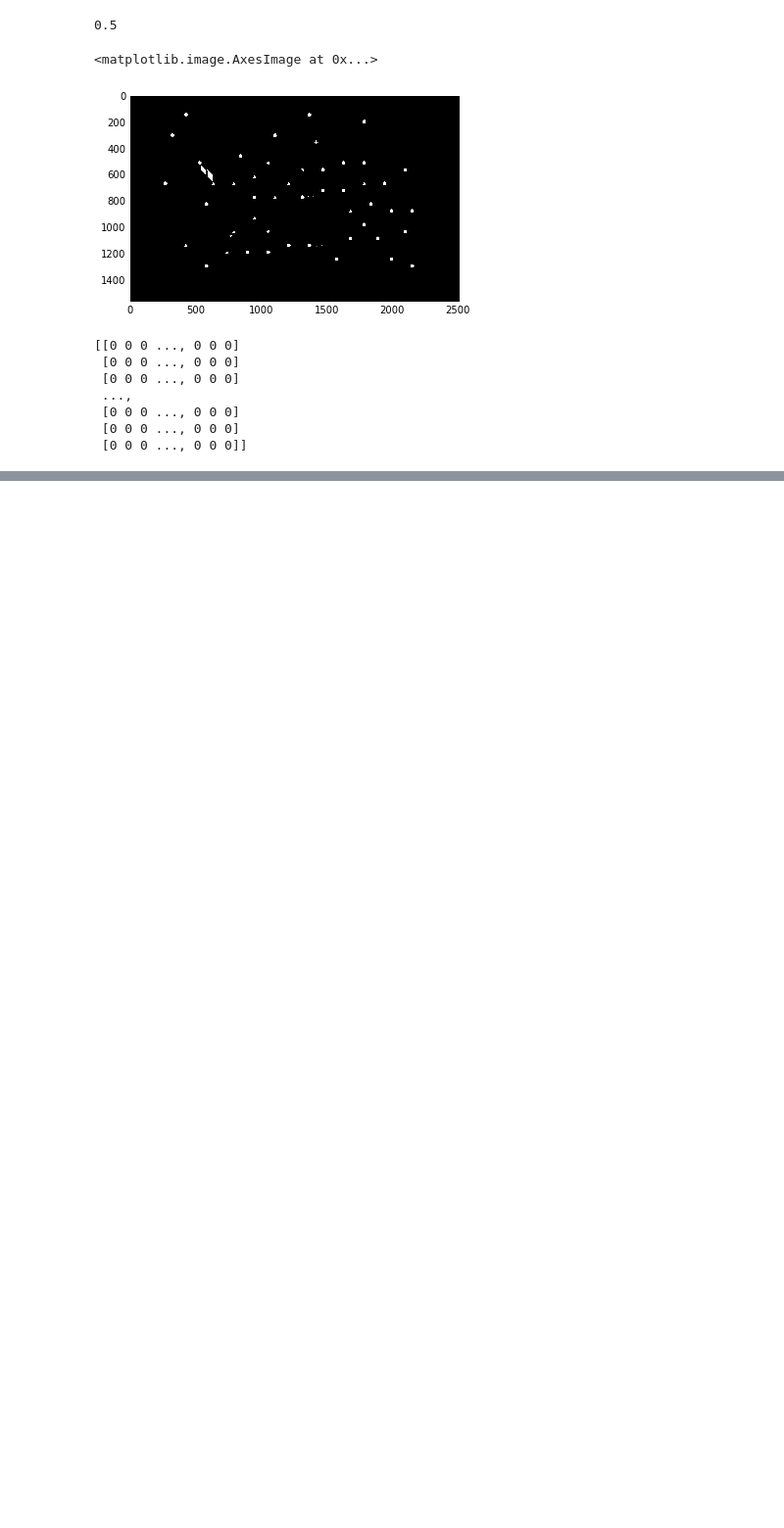
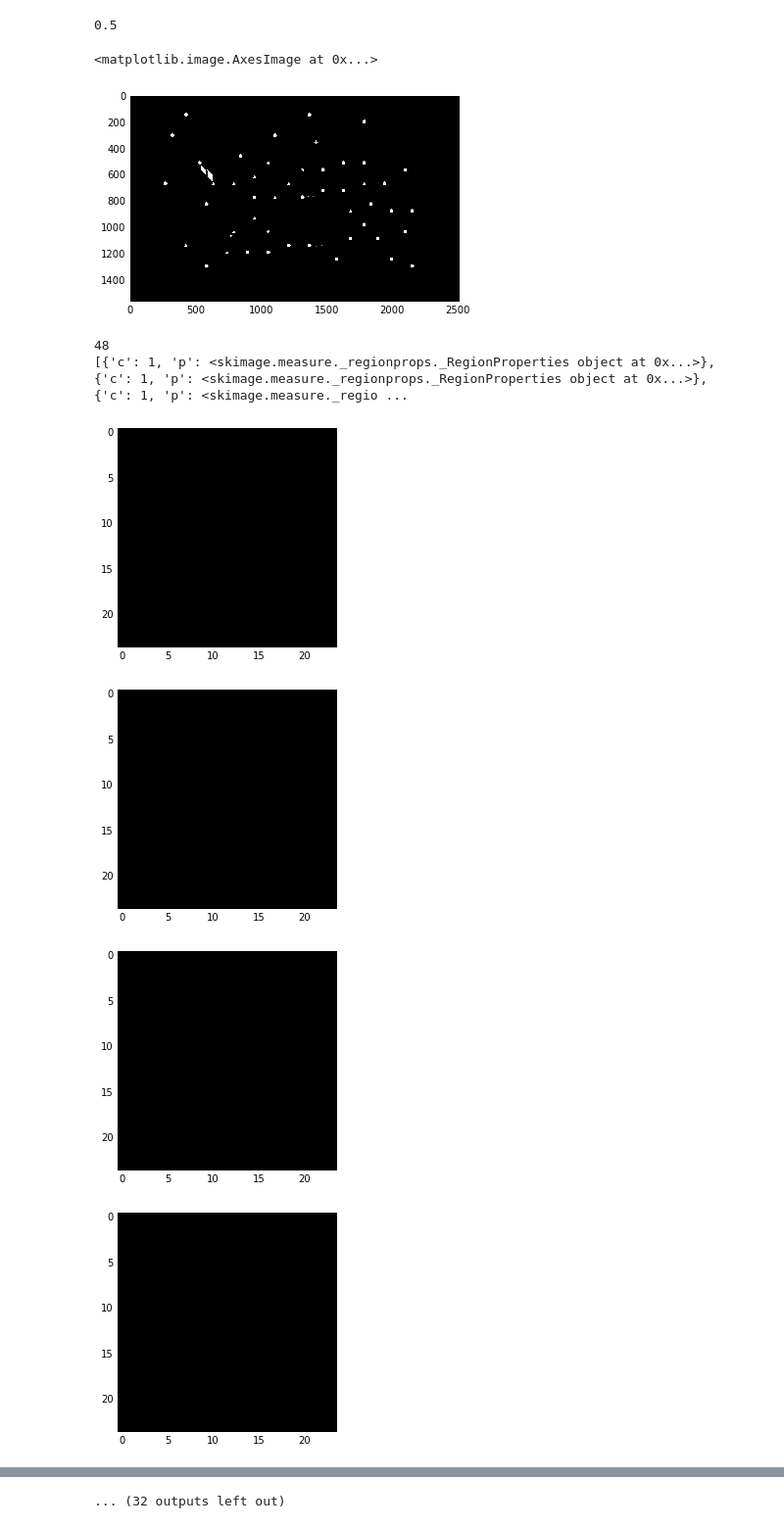
Before and after one commit to pshishkin/smarthome, a Jupyter notebook: mini_metro_solving/Untitled.ipynb, the cells around one changed output, grey strips where cells are left out. Shown at 98% size. Drawn from its saved outputs; the diff is of its cells as text; code cells hidden in the pictures; blank space fills up the shorter version.

Commit message:
clusters 2

```diff
--- a/mini_metro_solving/Untitled.ipynb
+++ b/mini_metro_solving/Untitled.ipynb
@@ -19,21 +19,65 @@ mask = gray_camera > val
 0.5
 # %%
 from skimage import measure
-all_labels = measure.label(mask)
+all_labels = measure.label(mask, background=0)
 
 %matplotlib inline
 plt.imshow(all_labels > 1, cmap='gray')
 # %% [output]
 <matplotlib.image.AxesImage at 0x...>
 [figure]
-# %%
-blobs_labels = measure.label(mask, background=0)
-print(blobs_labels)
-# %% [output]
-[[0 0 0 ..., 0 0 0]
- [0 0 0 ..., 0 0 0]
- [0 0 0 ..., 0 0 0]
- ...,
- [0 0 0 ..., 0 0 0]
- [0 0 0 ..., 0 0 0]
- [0 0 0 ..., 0 0 0]]
+# %%
+import numpy as np
+import scipy
+
+props = [p for p in measure.regionprops(all_labels) if min(p.bbox[2] - p.bbox[0], p.bbox[3] - p.bbox[1]) > 15 and max(p.bbox[2] - p.bbox[0], p.bbox[3] - p.bbox[1]) < 30]
+print(len(props))
+
+distance_matrix = []
+
+for i, p1 in enumerate(props):
+    for p2 in props[i + 1:]:
+
+        new_shape = np.maximum(np.array(p1.image.shape), np.array(p2.image.shape))
+
+        cur_image = np.empty(new_shape, dtype=bool)
+        cur_image.fill(False)
+        cur_image[0:p1.image.shape[0],0:p1.image.shape[1]] = p1.image
+
+        def_image = np.empty(new_shape, dtype=bool)
+        def_image.fill(False)
+        def_image[0: p2.image.shape[0], 0: p2.image.shape[1]] = p2.image
+
+        mse = measure.compare_mse(def_image, cur_image)
+
+#         print(p.label, mse, p.area, p.filled_area, p.centroid, p.convex_area)
+
+        distance_matrix.append(mse)
+
+#     print(p.image)
+#     plt.figure()
+#     plt.imshow(p.image, cmap='gray')
+
+# print(distance_matrix)
+Z = scipy.cluster.hierarchy.single(distance_matrix)
+# print(Z)
+clusters = scipy.cluster.hierarchy.fcluster(Z, 0.1, 'distance')
+
+points = []
+
+for p, c in zip(props, clusters):
+    points.append({'p': p, 'c': c})
+
+points.sort(key=lambda x: x['c'])
+print(points)
+
+for p in points:
+    plt.figure()
+    plt.imshow(p['p'].image, cmap='gray')
+# %% [output]
+48
+[{'c': 1, 'p': <skimage.measure._regionprops._RegionProperties object at 0x...>}, {'c': 1, 'p': <skimage.measure._regionprops._RegionProperties object at 0x...>}, {'c': 1, 'p': <skimage.measure._regio ...
+[figure, added]
+[figure, added]
+[figure, added]
+[figure, added]
@@ -39,0 +91 @@ print(blobs_labels)
+... (32 outputs left out)
```
Also changed, not shown: parts of 1 cell of this notebook.
